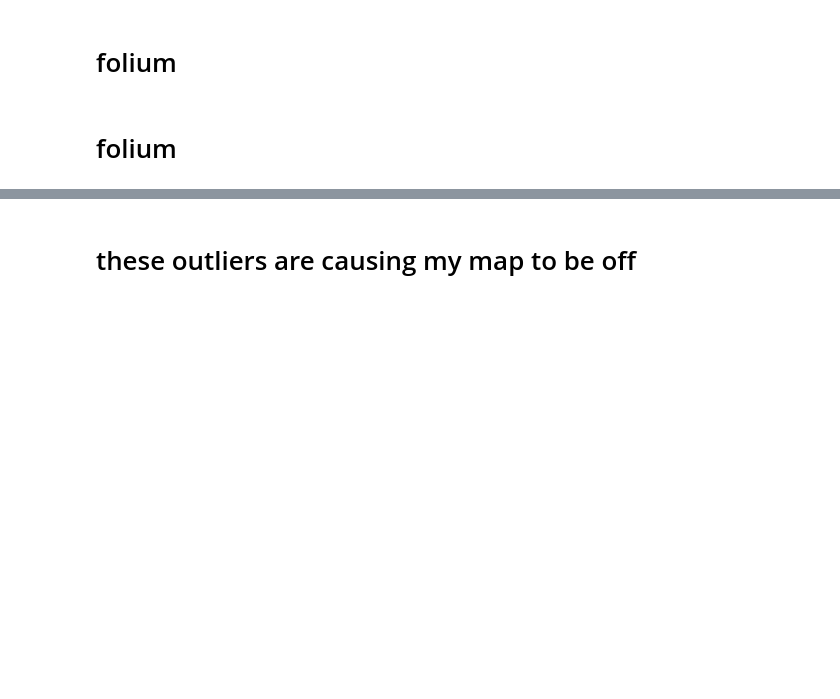
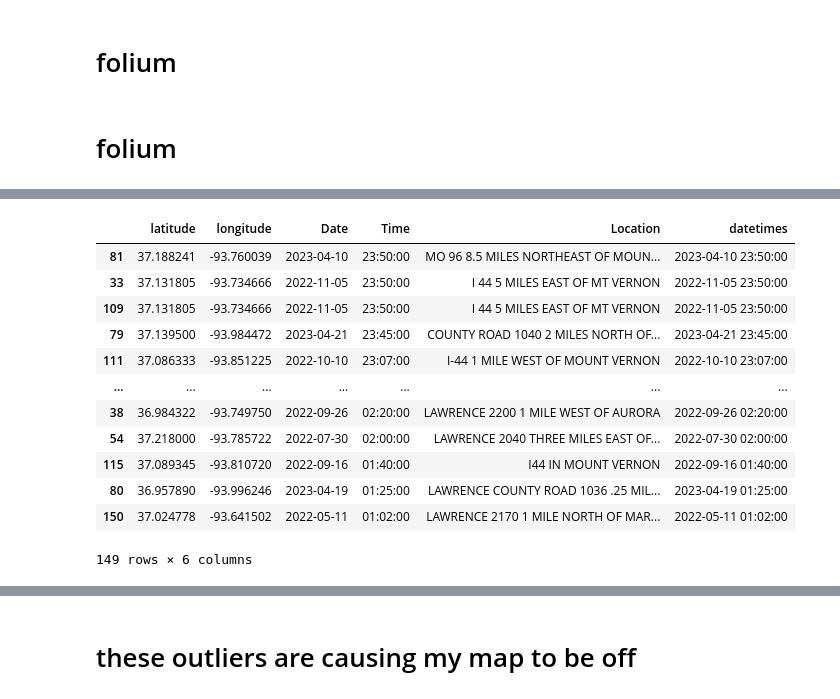
Before and after one commit to brandontnavarrete/reducing-county-collision, a Jupyter notebook: explore.ipynb, the cells around one changed output, grey strips where cells are left out. Saved outputs shown, nothing was run; the diff lists cells and outputs as text; code cells hidden in the pictures; blank space fills up the shorter version.

```diff
--- a/explore.ipynb
+++ b/explore.ipynb
@@ -65,0 +129,16 @@ m
+# %%
+crash.sort_values('Time', ascending= False)
+# %% [output]
+|  | latitude | longitude | Date | Time | Location | datetimes |
+| 81 | 37.188241 | -93.760039 | 2023-04-10 | 23:50:00 | MO 96 8.5 MILES NORTHEAST OF MOUN... | 2023-04-10 23:50:00 |
+| 33 | 37.131805 | -93.734666 | 2022-11-05 | 23:50:00 | I 44 5 MILES EAST OF MT VERNON | 2022-11-05 23:50:00 |
+| 109 | 37.131805 | -93.734666 | 2022-11-05 | 23:50:00 | I 44 5 MILES EAST OF MT VERNON | 2022-11-05 23:50:00 |
+| 79 | 37.139500 | -93.984472 | 2023-04-21 | 23:45:00 | COUNTY ROAD 1040 2 MILES NORTH OF... | 2023-04-21 23:45:00 |
+| 111 | 37.086333 | -93.851225 | 2022-10-10 | 23:07:00 | I-44 1 MILE WEST OF MOUNT VERNON | 2022-10-10 23:07:00 |
+| ... | ... | ... | ... | ... | ... | ... |
+| 38 | 36.984322 | -93.749750 | 2022-09-26 | 02:20:00 | LAWRENCE 2200 1 MILE WEST OF AURORA | 2022-09-26 02:20:00 |
+| 54 | 37.218000 | -93.785722 | 2022-07-30 | 02:00:00 | LAWRENCE 2040 THREE MILES EAST OF... | 2022-07-30 02:00:00 |
+| 115 | 37.089345 | -93.810720 | 2022-09-16 | 01:40:00 | I44 IN MOUNT VERNON | 2022-09-16 01:40:00 |
+| 80 | 36.957890 | -93.996246 | 2023-04-19 | 01:25:00 | LAWRENCE COUNTY ROAD 1036 .25 MIL... | 2023-04-19 01:25:00 |
+| 150 | 37.024778 | -93.641502 | 2022-05-11 | 01:02:00 | LAWRENCE 2170 1 MILE NORTH OF MAR... | 2022-05-11 01:02:00 |
+149 rows × 6 columns
```
Also changed, not shown: parts of 37 cells of this notebook, 1 other file.
